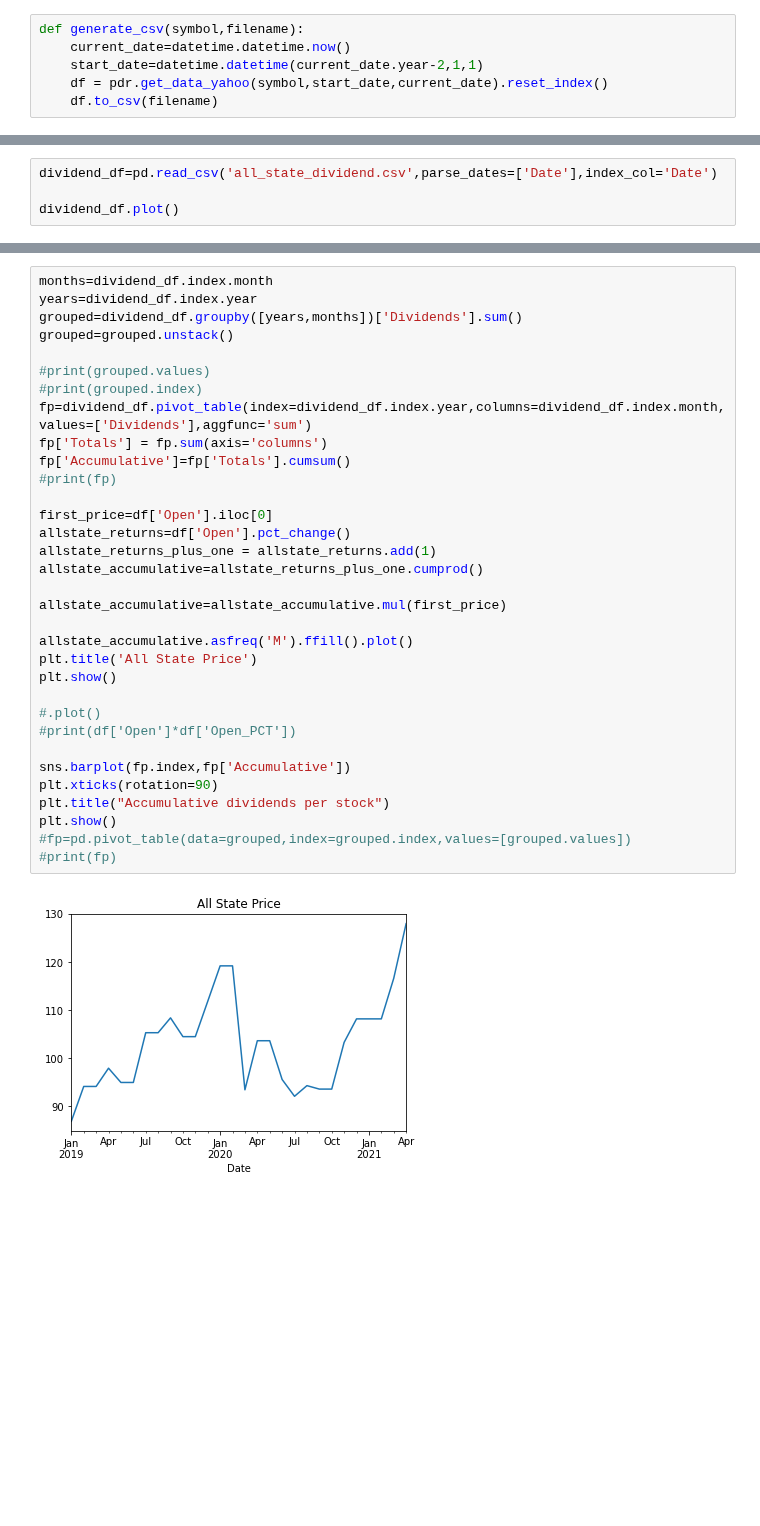
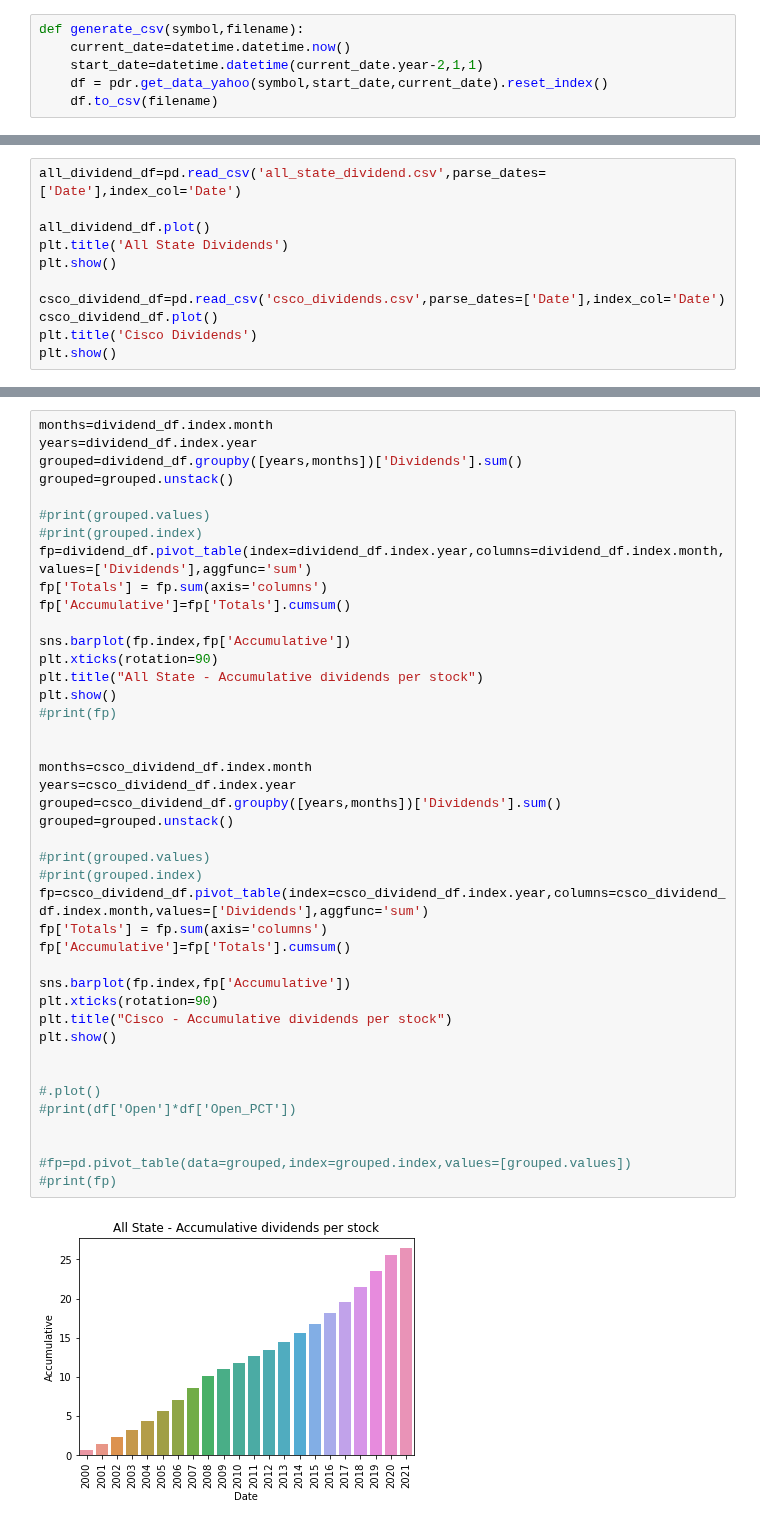
Before and after one commit to Andru-1987/python-deep-learning, a Jupyter notebook: Allstate dividends.ipynb, the cells around one changed output, grey strips where cells are left out. Cells and saved outputs as stored; diff of their text form; blank space fills up the shorter version.

```diff
--- a/Allstate dividends.ipynb
+++ b/Allstate dividends.ipynb
@@ -28,4 +45,0 @@ plt.show()
-# %%
-dividend_df=pd.read_csv('all_state_dividend.csv',parse_dates=['Date'],index_col='Date')
-
-dividend_df.plot()
@@ -34,0 +46,11 @@ dividend_df.plot()
+# %%
+all_dividend_df=pd.read_csv('all_state_dividend.csv',parse_dates=['Date'],index_col='Date')
+
+all_dividend_df.plot()
+plt.title('All State Dividends')
+plt.show()
+
+csco_dividend_df=pd.read_csv('csco_dividends.csv',parse_dates=['Date'],index_col='Date')
+csco_dividend_df.plot()
+plt.title('Cisco Dividends')
+plt.show()
@@ -35,35 +60,44 @@ dividend_df.plot()
 # %%
 months=dividend_df.index.month
 years=dividend_df.index.year
 grouped=dividend_df.groupby([years,months])['Dividends'].sum()
 grouped=grouped.unstack()
 
 #print(grouped.values)
 #print(grouped.index)
 fp=dividend_df.pivot_table(index=dividend_df.index.year,columns=dividend_df.index.month,values=['Dividends'],aggfunc='sum')
 fp['Totals'] = fp.sum(axis='columns')
 fp['Accumulative']=fp['Totals'].cumsum()
+
+sns.barplot(fp.index,fp['Accumulative'])
+plt.xticks(rotation=90)
+plt.title("All State - Accumulative dividends per stock")
+plt.show()
 #print(fp)
 
-first_price=df['Open'].iloc[0]
-allstate_returns=df['Open'].pct_change()
-allstate_returns_plus_one = allstate_returns.add(1)
-allstate_accumulative=allstate_returns_plus_one.cumprod()
 
-allstate_accumulative=allstate_accumulative.mul(first_price)
+months=csco_dividend_df.index.month
+years=csco_dividend_df.index.year
+grouped=csco_dividend_df.groupby([years,months])['Dividends'].sum()
+grouped=grouped.unstack()
 
-allstate_accumulative.asfreq('M').ffill().plot()
-plt.title('All State Price')
+#print(grouped.values)
+#print(grouped.index)
+fp=csco_dividend_df.pivot_table(index=csco_dividend_df.index.year,columns=csco_dividend_df.index.month,values=['Dividends'],aggfunc='sum')
+fp['Totals'] = fp.sum(axis='columns')
+fp['Accumulative']=fp['Totals'].cumsum()
+
+sns.barplot(fp.index,fp['Accumulative'])
+plt.xticks(rotation=90)
+plt.title("Cisco - Accumulative dividends per stock")
 plt.show()
+
 
 #.plot()
 #print(df['Open']*df['Open_PCT'])
 
-sns.barplot(fp.index,fp['Accumulative'])
-plt.xticks(rotation=90)
-plt.title("Accumulative dividends per stock")
-plt.show()
+
 #fp=pd.pivot_table(data=grouped,index=grouped.index,values=[grouped.values])
 #print(fp)
 # %% [output]
-[figure, old version]
+[figure, new version]
```
Also changed, not shown: parts of 10 cells of this notebook, 3 other files.
